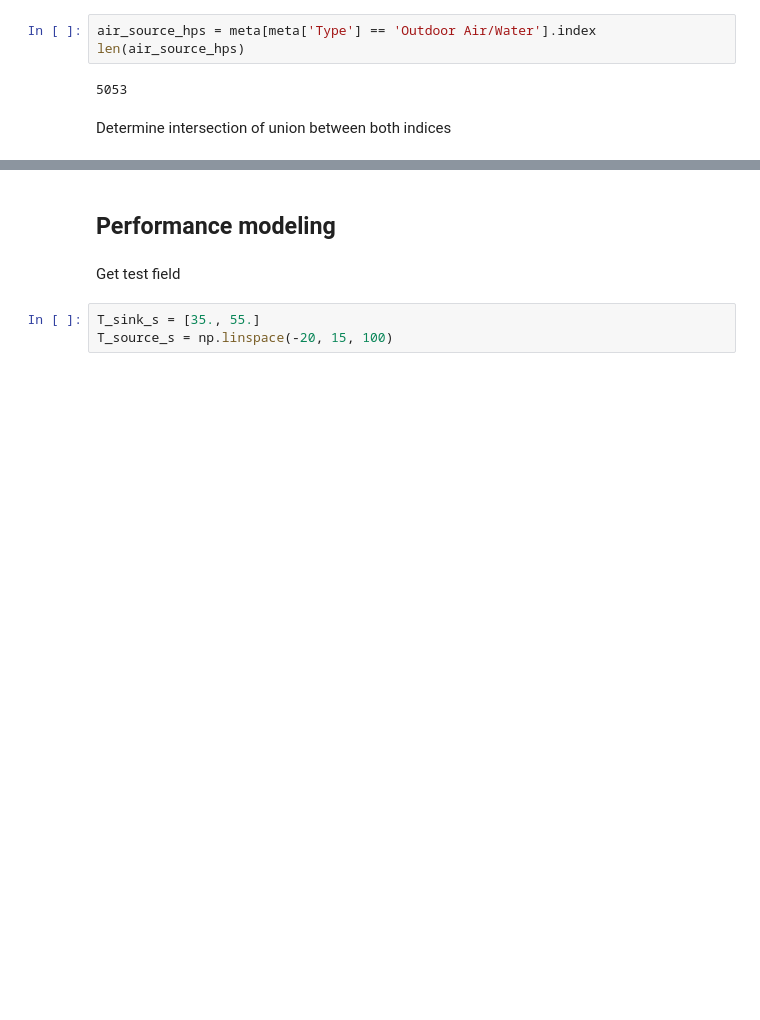
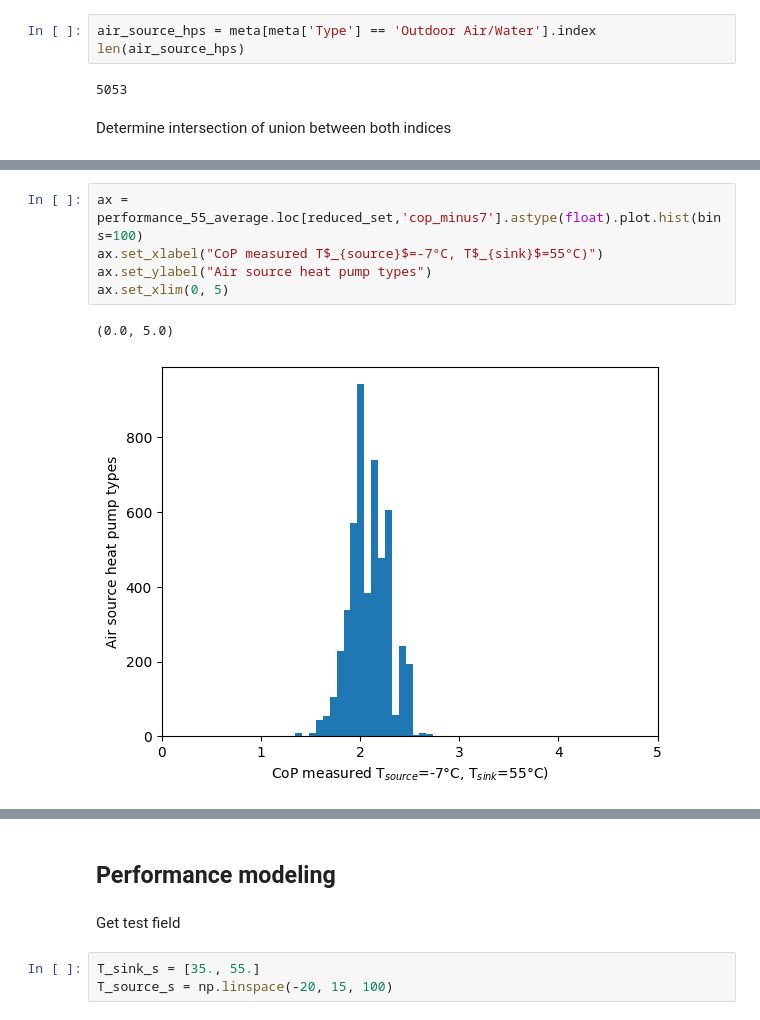
Before and after one commit to FZJ-IEK3-VSA/hplib, a Jupyter notebook: notebooks/performance_distribution.ipynb, the cells around one changed output, grey strips where cells are left out. Saved outputs shown, nothing was run; the diff lists cells and outputs as text; blank space fills up the shorter version.

```diff
--- a/notebooks/performance_distribution.ipynb
+++ b/notebooks/performance_distribution.ipynb
@@ -38,0 +46,8 @@ Text(0, 0.5, 'Air source heat pump types')
+# %%
+ax = performance_55_average.loc[reduced_set,'cop_minus7'].astype(float).plot.hist(bins=100)
+ax.set_xlabel("CoP measured T$_{source}$=-7°C, T$_{sink}$=55°C)")
+ax.set_ylabel("Air source heat pump types")
+ax.set_xlim(0, 5)
+# %% [output]
+(0.0, 5.0)
+[figure, added]
```
Also changed, not shown: parts of 20 cells of this notebook, 2 other files.
